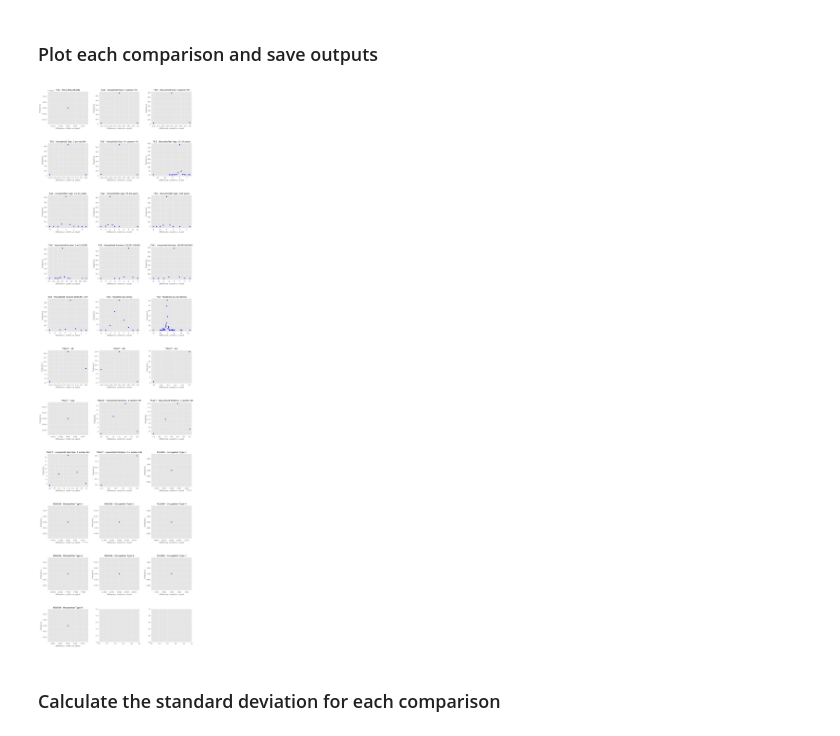
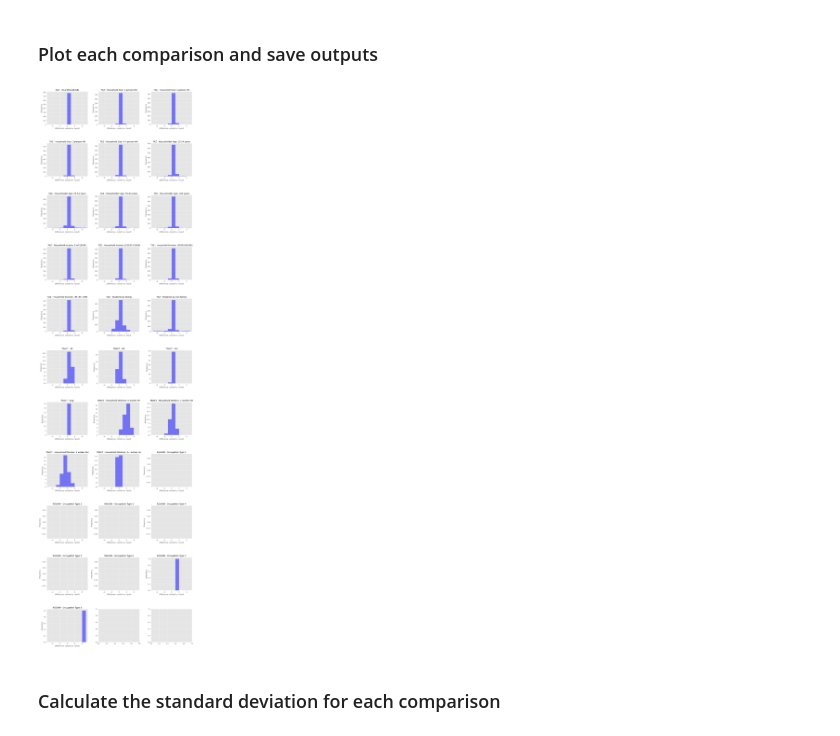
Before and after one commit to ActivitySim/populationsim, a Jupyter notebook: scripts/validation.ipynb, the cells around one changed output. Drawn from its saved outputs; the diff is of its cells as text; code cells hidden in the pictures.

```diff
--- a/scripts/validation.ipynb
+++ b/scripts/validation.ipynb
@@ -170,7 +170,7 @@ def meta_geog_df(summary_df, meta_geog):
 
 for geog in use_geographies:
     if not geog in summary_df.geography.unique():
-        summary_df = summary_df.append(summary_df, meta_geog_df(geog))
+        summary_df = summary_df.append(meta_geog_df(summary_df, geog))
 
 summary_df.tail()
 # %% [output]
@@ -228,29 +228,29 @@ def process_control(summary_df, name, geography, control, result):
         'std': pc_difference.std(),
     })
 
-    return stats, frequencies
+    return stats, frequencies, difference
 # %% [markdown]
 ### Plot each comparison and save outputs
 # %%
 fig_w = 3
 fig_l = int(len(aggregate_list) / fig_w) + 1
 
 summary_fig, axes = plt.subplots(fig_l, fig_w, figsize=(fig_w * 5,fig_l*5))
 
 stats = []
 for params, ax in zip(aggregate_list, axes.ravel()):
-    s, f = process_control(summary_df, **params)
+    s, f, diff = process_control(summary_df, **params)
     stats.append(s)
 
     ax.set_title(f"{params['geography']} - {params['name']}")
     ax.set_ylabel('Frequency'); ax.set_xlabel('Difference: control vs. result')
     ax.hist(diff, bins=10, range=(-5,5), alpha=0.5)
 
 summary_fig.savefig(os.path.join(validation_dir, 'frequencies.pdf'))
 stats_df = pd.DataFrame(stats)
 stats_df.to_csv(os.path.join(validation_dir, f'{scenario}_{region}_popsim_stats.csv'), index=False)
 # %% [output]
-[figure, old version]
+[figure, new version]
 # %% [markdown]
 ### Calculate the standard deviation for each comparison
 # %%
```
Also changed, not shown: parts of 3 cells of this notebook.
